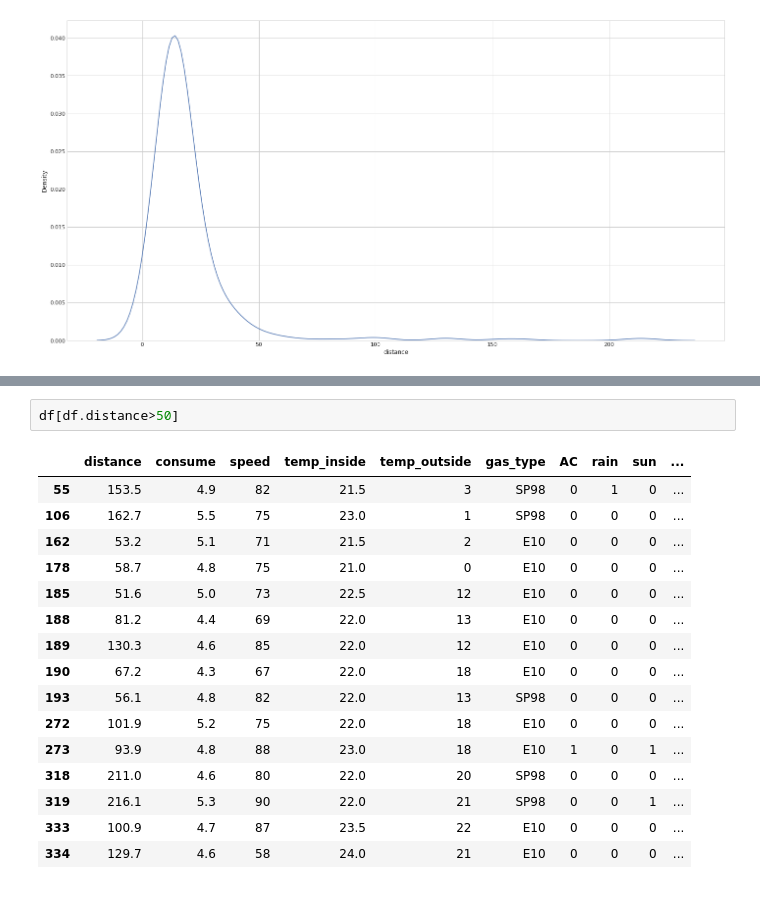
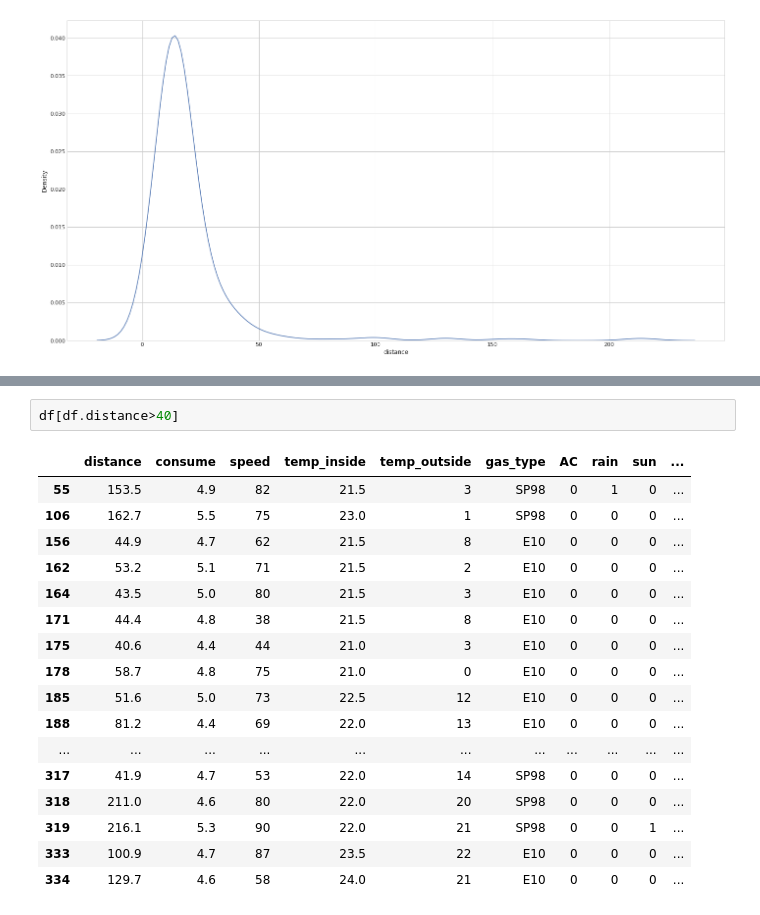
Before and after one commit to VictorRodriguezIronhack/reto_data, a Jupyter notebook: 2-Visualizacion.ipynb, the cells around one changed output, grey strips where cells are left out. Saved outputs shown, nothing was run; the diff lists cells and outputs as text.

```diff
--- a/2-Visualizacion.ipynb
+++ b/2-Visualizacion.ipynb
@@ -125,18 +128,19 @@ sns.kdeplot(x=df.distance)
 # %%
-df[df.distance>50]
+df[df.distance>40]
 # %% [output]
 |  | distance | consume | speed | temp_inside | temp_outside | gas_type | AC | rain | sun | ... |
 | 55 | 153.5 | 4.9 | 82 | 21.5 | 3 | SP98 | 0 | 1 | 0 | ... |
 | 106 | 162.7 | 5.5 | 75 | 23.0 | 1 | SP98 | 0 | 0 | 0 | ... |
+| 156 | 44.9 | 4.7 | 62 | 21.5 | 8 | E10 | 0 | 0 | 0 | ... |
 | 162 | 53.2 | 5.1 | 71 | 21.5 | 2 | E10 | 0 | 0 | 0 | ... |
+| 164 | 43.5 | 5.0 | 80 | 21.5 | 3 | E10 | 0 | 0 | 0 | ... |
+| 171 | 44.4 | 4.8 | 38 | 21.5 | 8 | E10 | 0 | 0 | 0 | ... |
+| 175 | 40.6 | 4.4 | 44 | 21.0 | 3 | E10 | 0 | 0 | 0 | ... |
 | 178 | 58.7 | 4.8 | 75 | 21.0 | 0 | E10 | 0 | 0 | 0 | ... |
 | 185 | 51.6 | 5.0 | 73 | 22.5 | 12 | E10 | 0 | 0 | 0 | ... |
 | 188 | 81.2 | 4.4 | 69 | 22.0 | 13 | E10 | 0 | 0 | 0 | ... |
-| 189 | 130.3 | 4.6 | 85 | 22.0 | 12 | E10 | 0 | 0 | 0 | ... |
-| 190 | 67.2 | 4.3 | 67 | 22.0 | 18 | E10 | 0 | 0 | 0 | ... |
-| 193 | 56.1 | 4.8 | 82 | 22.0 | 13 | SP98 | 0 | 0 | 0 | ... |
-| 272 | 101.9 | 5.2 | 75 | 22.0 | 18 | E10 | 0 | 0 | 0 | ... |
-| 273 | 93.9 | 4.8 | 88 | 23.0 | 18 | E10 | 1 | 0 | 1 | ... |
+| ... | ... | ... | ... | ... | ... | ... | ... | ... | ... | ... |
+| 317 | 41.9 | 4.7 | 53 | 22.0 | 14 | SP98 | 0 | 0 | 0 | ... |
 | 318 | 211.0 | 4.6 | 80 | 22.0 | 20 | SP98 | 0 | 0 | 0 | ... |
 | 319 | 216.1 | 5.3 | 90 | 22.0 | 21 | SP98 | 0 | 0 | 1 | ... |
 | 333 | 100.9 | 4.7 | 87 | 23.5 | 22 | E10 | 0 | 0 | 0 | ... |
```
Also changed, not shown: parts of 29 cells of this notebook, 2 other files.
